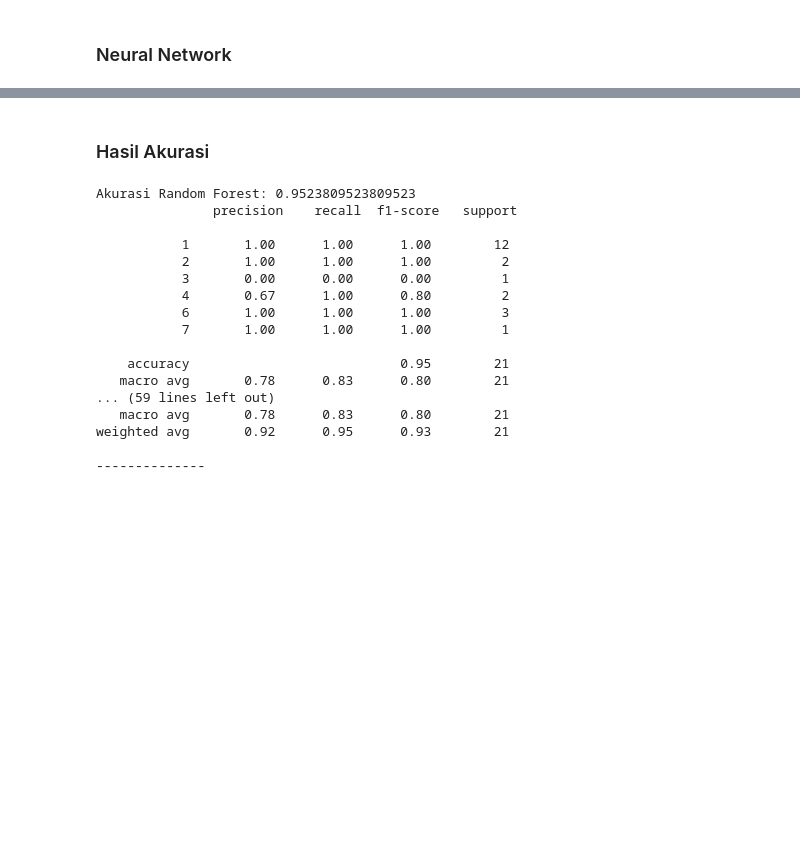
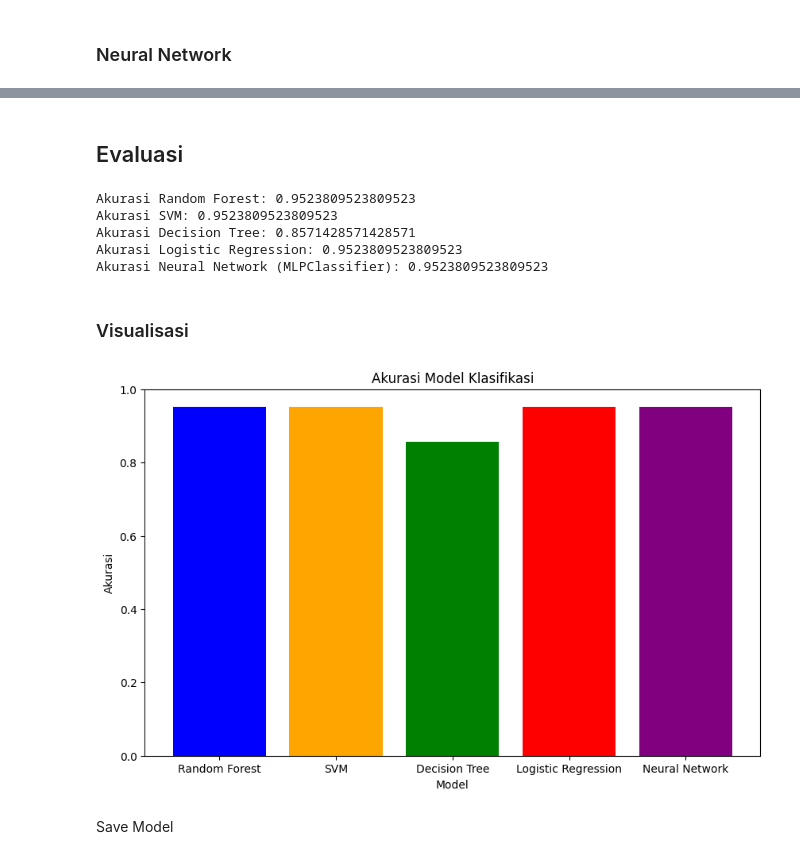
Before and after one commit to Akmdrhannn/psd, a Jupyter notebook: _sources/Zoo_20_095.ipynb, the cells around one changed output, grey strips where cells are left out. Cells and saved outputs as stored; diff of their text form; code cells hidden in the pictures; blank space fills up the shorter version.

```diff
--- a/_sources/Zoo_20_095.ipynb
+++ b/_sources/Zoo_20_095.ipynb
@@ -628,2 +739,2 @@ ann_report = classification_report(y_test, ann_predictions)
-# %% [markdown]
-### Hasil Akurasi
+# %% [markdown]
+## Evaluasi
@@ -630,25 +785,33 @@ ann_report = classification_report(y_test, ann_predictions)
 # %%
-# print("Akurasi k-NN:",knn_accuracy)
-print("Akurasi Random Forest:",rf_accuracy,"\n",rf_report,"\n--------------")
-print("Akurasi SVM:",svm_accuracy,"\n",svm_report,"\n--------------")
-print("Akurasi Decision Tree:",decision_tree_accuracy,"\n",dt_report,"\n--------------")
-print("Akurasi Logistic Regression:",logistic_reg_accuracy,"\n",lg_report,"\n--------------")
-print("Akurasi Neural Network (MLPClassifier):",ann_accuracy,"\n",ann_report,"\n--------------")
+print("Akurasi Random Forest:",rf_accuracy)
+print("Akurasi SVM:",svm_accuracy)
+print("Akurasi Decision Tree:",decision_tree_accuracy)
+print("Akurasi Logistic Regression:",logistic_reg_accuracy)
+print("Akurasi Neural Network (MLPClassifier):",ann_accuracy)
 # %% [output]
 Akurasi Random Forest: 0.9523809523809523
-               precision    recall  f1-score   support
-
-           1       1.00      1.00      1.00        12
-           2       1.00      1.00      1.00         2
-           3       0.00      0.00      0.00         1
-           4       0.67      1.00      0.80         2
-           6       1.00      1.00      1.00         3
-           7       1.00      1.00      1.00         1
-
-    accuracy                           0.95        21
-   macro avg       0.78      0.83      0.80        21
-... (59 lines left out)
-   macro avg       0.78      0.83      0.80        21
-weighted avg       0.92      0.95      0.93        21
-
---------------
+Akurasi SVM: 0.9523809523809523
+Akurasi Decision Tree: 0.8571428571428571
+Akurasi Logistic Regression: 0.9523809523809523
+Akurasi Neural Network (MLPClassifier): 0.9523809523809523
+# %% [markdown]
+### Visualisasi
+# %%
+import matplotlib.pyplot as plt
+
+# Data akurasi
+models = ['Random Forest', 'SVM', 'Decision Tree', 'Logistic Regression', 'Neural Network']
+accuracies = [rf_accuracy, svm_accuracy, decision_tree_accuracy, logistic_reg_accuracy, ann_accuracy]
+
+# Membuat diagram batang
+plt.figure(figsize=(10, 6))
+plt.bar(models, accuracies, color=['blue', 'orange', 'green', 'red', 'purple'])
+plt.ylim(0, 1)  # Menetapkan batas y-axis antara 0 dan 1
+plt.title('Akurasi Model Klasifikasi')
+plt.xlabel('Model')
+plt.ylabel('Akurasi')
+plt.show()
+# %% [output]
+[figure, added]
+# %% [markdown]
+Save Model
```
Also changed, not shown: parts of 62 cells of this notebook, 19 other files.
